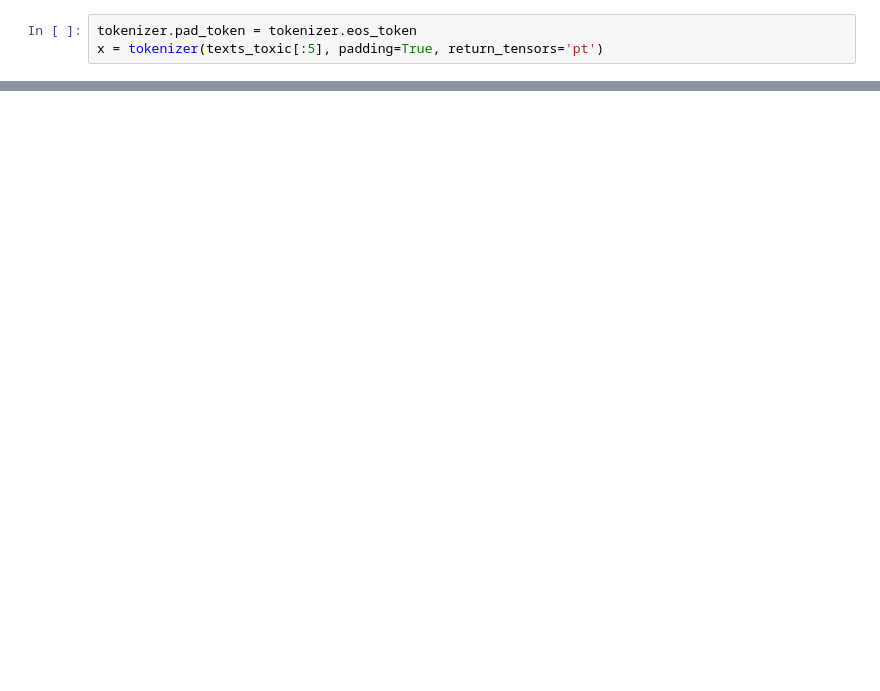
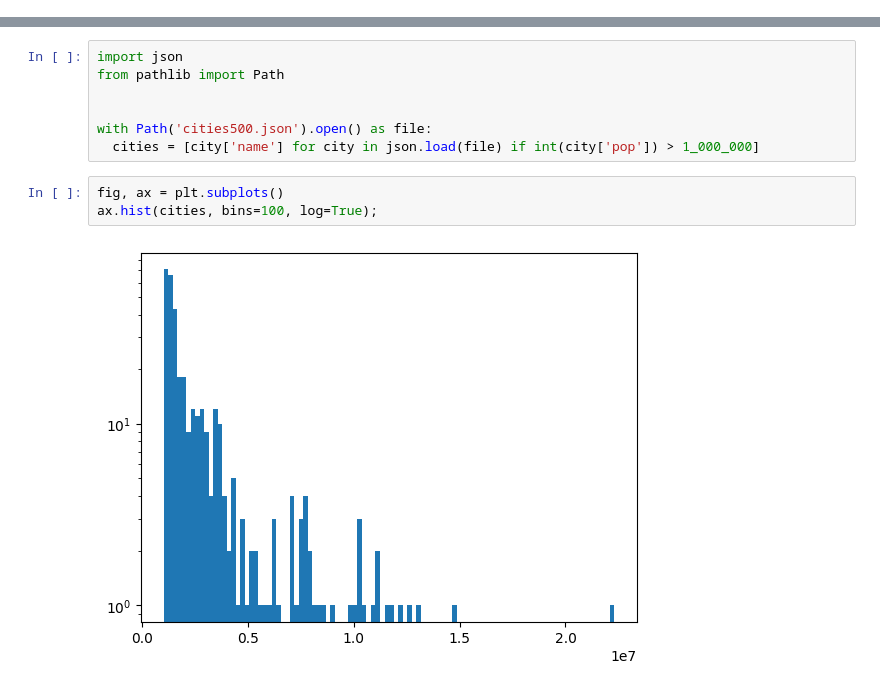
Before and after one commit to abhg86/LLM, a Jupyter notebook: Paper/notebook.ipynb, the cells around one changed output, grey strips where cells are left out. Saved outputs shown, nothing was run; the diff lists cells and outputs as text; blank space fills up the shorter version.

```diff
--- a/Paper/notebook.ipynb
+++ b/Paper/notebook.ipynb
@@ -122,3 +7,0 @@ print(len(texts_safe))
-# %%
-tokenizer.pad_token = tokenizer.eos_token
-x = tokenizer(texts_toxic[:5], padding=True, return_tensors='pt')
@@ -242,0 +189,12 @@ tokenizer('Hello, this is', return_tensors='pt')
+# %%
+import json
+from pathlib import Path
+
+
+with Path('cities500.json').open() as file:
+  cities = [city['name'] for city in json.load(file) if int(city['pop']) > 1_000_000]
+# %%
+fig, ax = plt.subplots()
+ax.hist(cities, bins=100, log=True);
+# %% [output]
+[figure, added]
```
Also changed, not shown: parts of 26 cells of this notebook.
